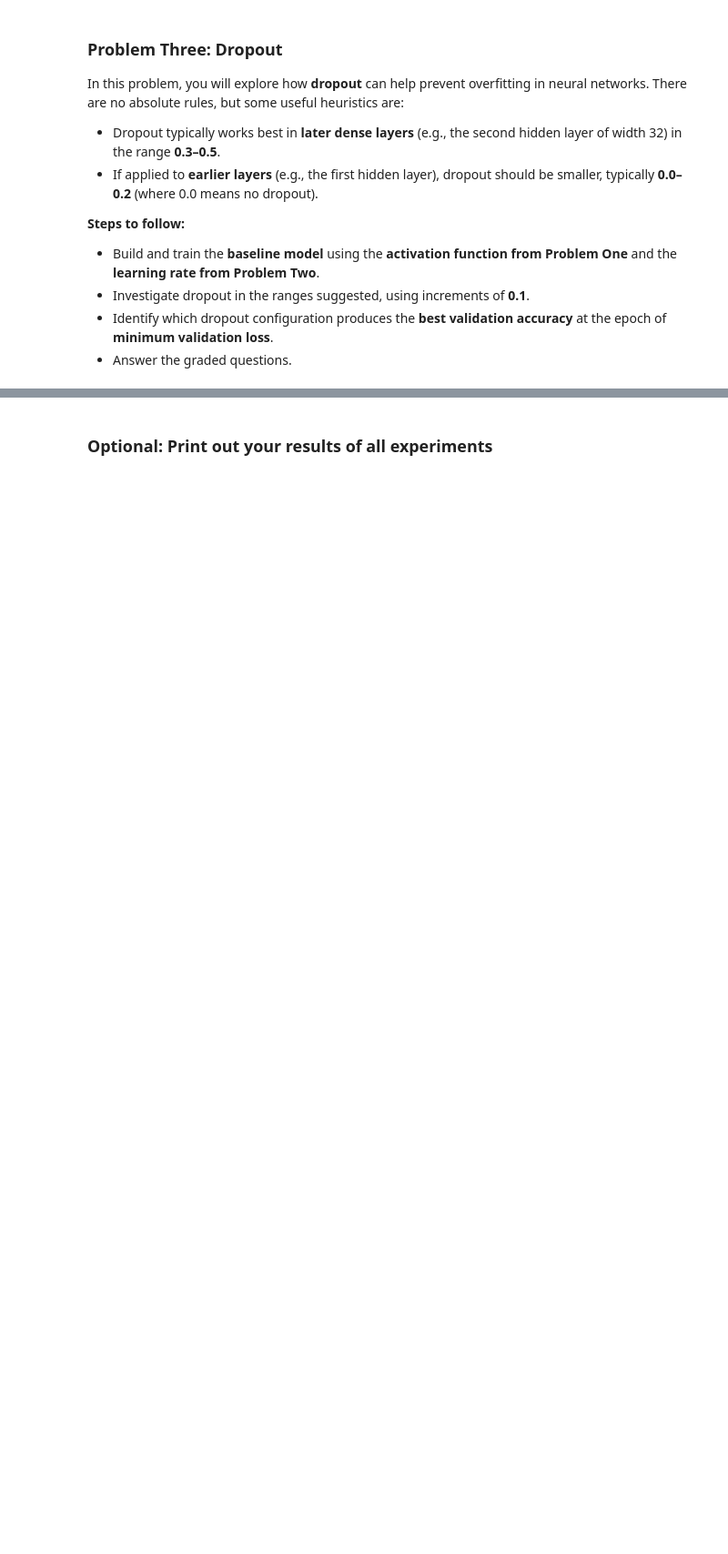
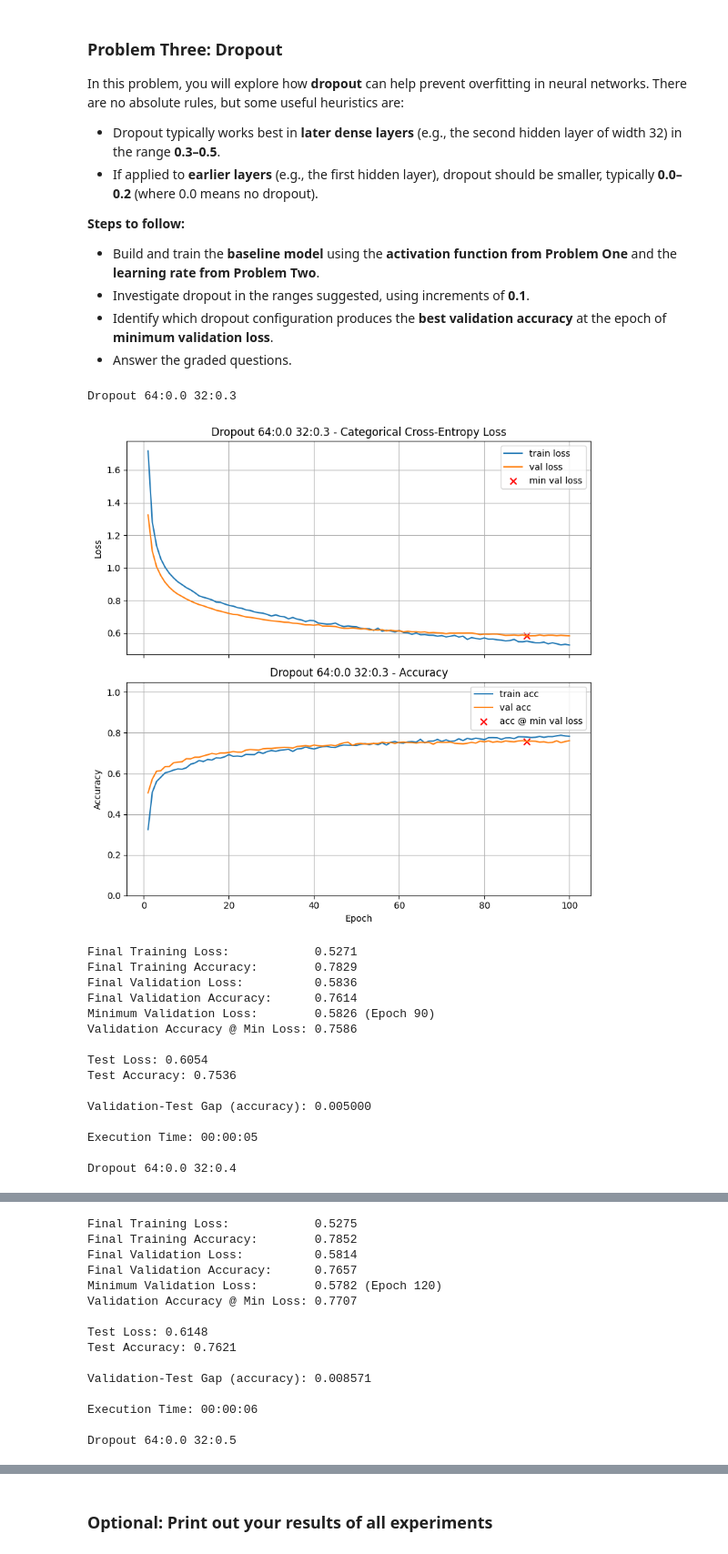
Before and after one commit to cdc18b/deeplearning, a Jupyter notebook: Homework_03.ipynb, the cells around one changed output, grey strips where cells are left out. Shown at 91% size. Drawn from its saved outputs; the diff is of its cells as text; code cells hidden in the pictures; blank space fills up the shorter version.

```diff
--- a/Homework_03.ipynb
+++ b/Homework_03.ipynb
@@ -454,8 +646,8 @@ In this problem, you will continue working with the **baseline model** and deter
 #### Graded Questions
 # %%
 # Set a2a to the learning rate which provided the best validation accuracy at the epoch of minimum validation loss
-
-a2a = 0.0           # Replace 0.0 with your answer
+best_lr = 0.0005
+a2a = 0.0005           # Replace 0.0 with your answer
 # %%
 # Graded Answer
 # DO NOT change this cell in any way
@@ -490,3 +682,37 @@ In this problem, you will explore how **dropout** can help prevent overfitting i
 * Answer the graded questions.
 # %%
 # Your code here. Add as many cells as you need.
+dropout_rates_64 = [0.0, 0.1, 0.2]
+dropout_rates_32 = [0.3, 0.4, 0.5]
+
+for dr64 in dropout_rates_64:
+    for dr32 in dropout_rates_32:
+        model = build_model(
+            X_train.shape[1],
+            [(64, "tanh", 0.0, dr64), (32, "tanh", 0.0, dr32)],
+            n_classes
+        )
+        title = f"Dropout 64:{dr64} 32:{dr32}"
+        train_and_test(
+            model,
+            lr_schedule=best_lr,
+            title=title
+        )
+# %% [output]
+Dropout 64:0.0 32:0.3
+[figure, added]
+Final Training Loss:            0.5271
+Final Training Accuracy:        0.7829
+Final Validation Loss:          0.5836
+Final Validation Accuracy:      0.7614
+Minimum Validation Loss:        0.5826 (Epoch 90)
+Validation Accuracy @ Min Loss: 0.7586
+
+Test Loss: 0.6054
+Test Accuracy: 0.7536
+
+Validation-Test Gap (accuracy): 0.005000
+
+Execution Time: 00:00:05
+
+Dropout 64:0.0 32:0.4
@@ -492,0 +720,15 @@ In this problem, you will explore how **dropout** can help prevent overfitting i
+Final Training Loss:            0.5275
+Final Training Accuracy:        0.7852
+Final Validation Loss:          0.5814
+Final Validation Accuracy:      0.7657
+Minimum Validation Loss:        0.5782 (Epoch 120)
+Validation Accuracy @ Min Loss: 0.7707
+
+Test Loss: 0.6148
+Test Accuracy: 0.7621
+
+Validation-Test Gap (accuracy): 0.008571
+
+Execution Time: 00:00:06
+
+Dropout 64:0.0 32:0.5
```
Also changed, not shown: parts of 31 cells of this notebook.
